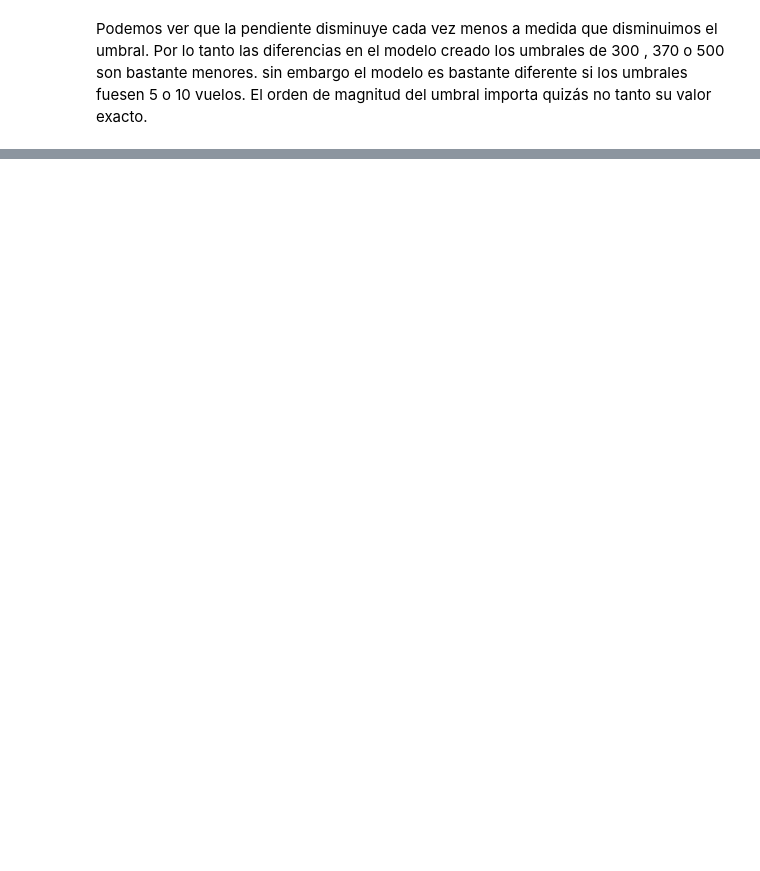
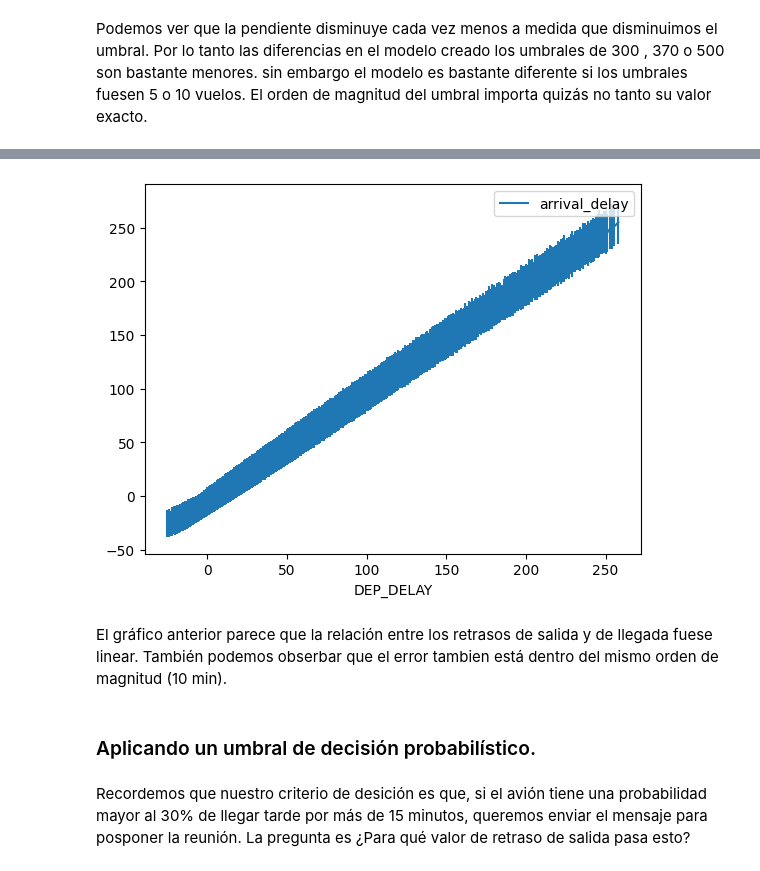
Before and after one commit to InspiredcL/data-science-on-gcp, a Jupyter notebook: 05_bqnotebook/exploration.ipynb, the cells around one changed output, grey strips where cells are left out. Saved outputs shown, nothing was run; the diff lists cells and outputs as text; code cells hidden in the pictures; blank space fills up the shorter version.

```diff
--- a/05_bqnotebook/exploration.ipynb
+++ b/05_bqnotebook/exploration.ipynb
@@ -531,0 +375,17 @@ Copyright 2021 Google Inc. Licensed under the Apache License, Version 2.0 (the "
+# %%
+ax = normal_dep_delay.plot(
+    kind="line", x="DEP_DELAY", y="arrival_delay", yerr="stddev_arrival_delay"
+)
+# %% [output]
+[figure, added]
+# %% [markdown]
+El gráfico anterior parece que la relación entre los retrasos de salida y de
+llegada fuese linear. También podemos obserbar que el error tambien está dentro
+del mismo orden de magnitud (10 min).
+# %% [markdown]
+### Aplicando un umbral de decisión probabilístico.
+# %% [markdown]
+Recordemos que nuestro criterio de desición es que, si el avión tiene una
+probabilidad mayor al 30% de llegar tarde por más de 15 minutos, queremos
+enviar el mensaje para posponer la reunión. La pregunta es ¿Para qué valor de
+retraso de salida pasa esto?
```
Also changed, not shown: parts of 59 cells of this notebook, 1 other file.
